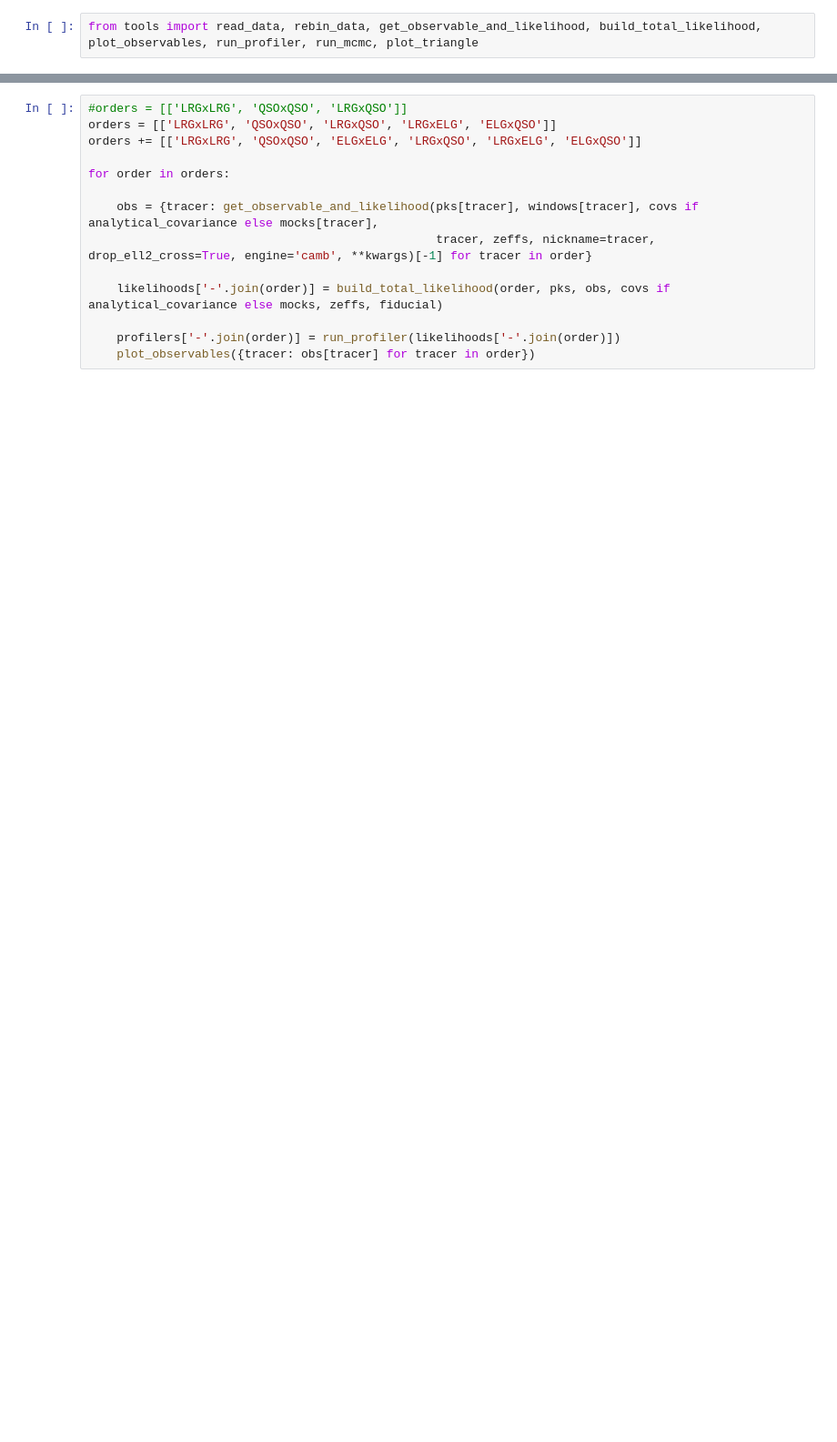
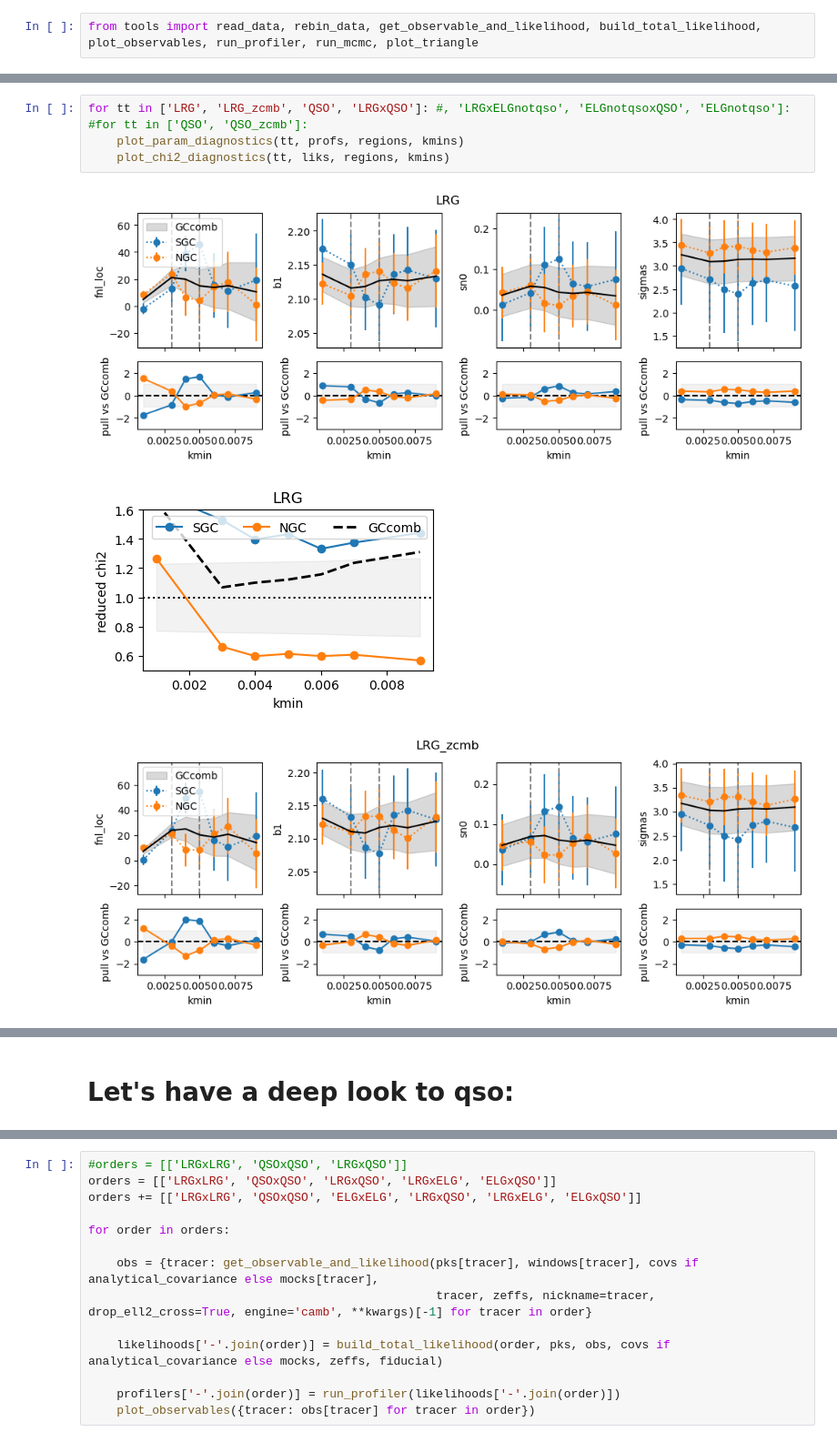
Before and after one commit to AlbertoRosado1/cai-dr2-clustering-products, a Jupyter notebook: local_png/validation_data_blinded.ipynb, the cells around one changed output, grey strips where cells are left out. Shown at 91% size. Drawn from its saved outputs; the diff is of its cells as text; blank space fills up the shorter version.

```diff
--- a/local_png/validation_data_blinded.ipynb
+++ b/local_png/validation_data_blinded.ipynb
@@ -286,0 +302,9 @@ KeyError: ('SGC', 'LRG', 0.002)
+# %%
+for tt in ['LRG', 'LRG_zcmb', 'QSO', 'LRGxQSO']: #, 'LRGxELGnotqso', 'ELGnotqsoxQSO', 'ELGnotqso']:
+#for tt in ['QSO', 'QSO_zcmb']:
+    plot_param_diagnostics(tt, profs, regions, kmins)
+    plot_chi2_diagnostics(tt, liks, regions, kmins)
+# %% [output]
+[figure, added]
+[figure, added]
+[figure, added]
@@ -286,0 +316,2 @@ KeyError: ('SGC', 'LRG', 0.002)
+# %% [markdown]
+# Let's have a deep look to qso:
```
Also changed, not shown: parts of 20 cells of this notebook, 3 other files.
